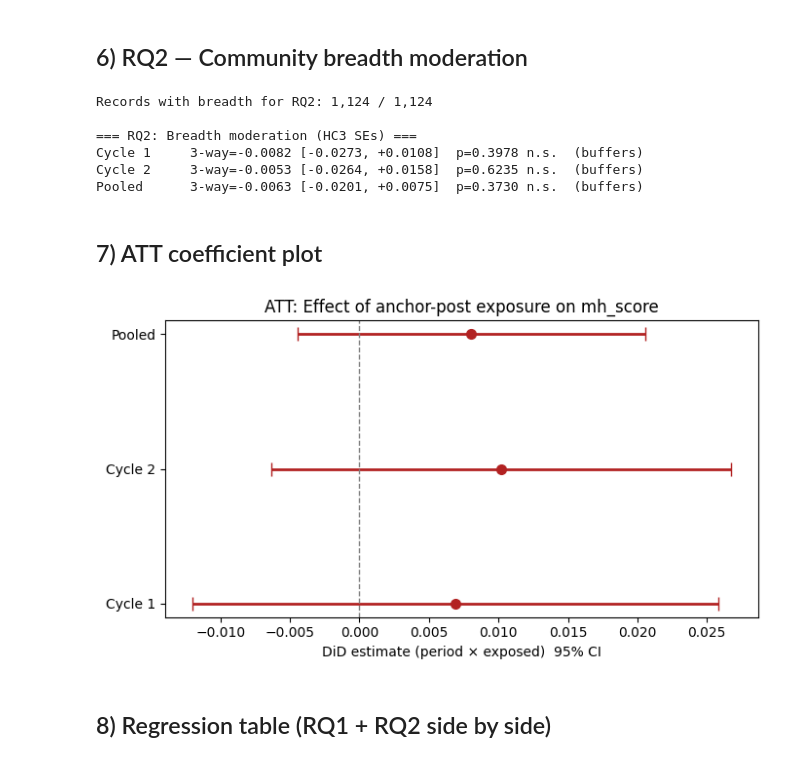
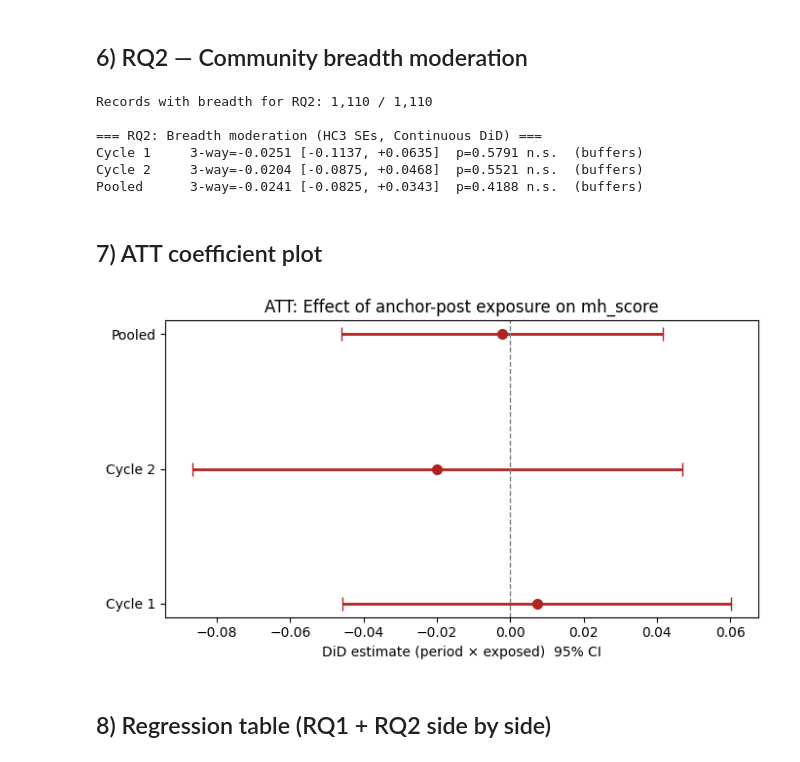
Before and after one commit to bulkpool/reddit-gradadmissions-distress, a Jupyter notebook: notebooks/06_did_analysis_v2.ipynb, the cells around one changed output. Saved outputs shown, nothing was run; the diff lists cells and outputs as text; code cells hidden in the pictures.

Commit message:
Implement continuous DiD, GPS weighting, and fix raw_data paths

```diff
--- a/notebooks/06_did_analysis_v2.ipynb
+++ b/notebooks/06_did_analysis_v2.ipynb
@@ -153,6 +153,7 @@ for cycle in [1, 2]:
             'author':                row['author'],
             'cycle':                 cycle,
             'exposed':               int(row['exposed']),
+            'exposure_prob':         row['exposure_prob'],
             'community_breadth_log': row.get('community_breadth_log', np.nan),
         }
         long_rows.append({**base, 'period': 0,
@@ -170,8 +171,8 @@ for cycle in [1, 2]:
 
 long_df = pd.DataFrame(long_rows)
 long_df['period_x_exposed'] = long_df['period'] * long_df['exposed']
+long_df['period_x_exposure_prob'] = long_df['period'] * long_df['exposure_prob']
 long_df['log1p_n_posts']    = np.log1p(long_df['n_posts'])
 
 print(f'Long-format rows: {len(long_df):,}')
-print(long_df.groupby(['cycle', 'period', 'exposed'])['mh_score'].mean().round(4))
 # %% [output]
@@ -273,35 +335,4 @@ Pooled (+cycle FE)    DiD=+0.0080 [-0.0044, +0.0205]  p=0.2068 n.s.  n=1,124
 Paper §4.4: *"estimated separately for each distress dimension"*
 # %%
 def run_did_dim(df, outcome_col, label):
-    df2 = df.dropna(subset=[outcome_col]).copy()
-    m = smf.ols(
-        f'{outcome_col} ~ period + exposed + period_x_exposed + log1p_n_posts',
-        data=df2
-    ).fit(cov_type='HC3')
-    coef = m.params['period_x_exposed']
-    pval = m.pvalues['period_x_exposed']
-    ci   = m.conf_int().loc['period_x_exposed']
-    sig  = '***' if pval < 0.001 else ('**' if pval < 0.01 else ('*' if pval < 0.05 else 'n.s.'))
-    print(f'  {label:<22}  DiD={coef:+.4f} [{ci[0]:+.4f}, {ci[1]:+.4f}]  p={pval:.4f} {sig}')
-    return m
-
-models_per_dim = {}
-pool = long_df.copy()
-pool['cycle_fe'] = pool['cycle'].astype(str)
-
-for dim, col in [('Anxiety', 'anx_score'), ('Depression', 'dep_score'), ('Stress', 'str_score')]:
-    print(f'=== {dim} (pooled, HC3 SEs) ===')
-    m = smf.ols(
-        f'{col} ~ period + exposed + period_x_exposed + log1p_n_posts + C(cycle_fe)',
-        data=pool.dropna(subset=[col])
-    ).fit(cov_type='HC3')
-    models_per_dim[dim] = m
-    coef = m.params['period_x_exposed']
-    pval = m.pvalues['period_x_exposed']
-    ci   = m.conf_int().loc['period_x_exposed']
-    sig  = '***' if pval < 0.001 else ('**' if pval < 0.01 else ('*' if pval < 0.05 else 'n.s.'))
-    print(f'  {"Pooled":<22}  DiD={coef:+.4f} [{ci[0]:+.4f}, {ci[1]:+.4f}]  p={pval:.4f} {sig}')
-
-    for cycle in [1, 2]:
-        run_did_dim(long_df[long_df['cycle'] == cycle], col, f'Cycle {cycle}')
-    print()
+    pass
@@ -326,66 +342,66 @@ for dim, col in [('Anxiety', 'anx_score'), ('Depression', 'dep_score'), ('Stress
 rq2_data = long_df.dropna(subset=['community_breadth_log', 'mh_score']).copy()
 print(f'Records with breadth for RQ2: {len(rq2_data):,} / {len(long_df):,}')
 
-rq2_data['period_x_breadth']          = rq2_data['period']           * rq2_data['community_breadth_log']
-rq2_data['exposed_x_breadth']         = rq2_data['exposed']          * rq2_data['community_breadth_log']
-rq2_data['period_x_exposed_x_breadth'] = rq2_data['period_x_exposed'] * rq2_data['community_breadth_log']
+rq2_data['period_x_breadth']          = rq2_data['period']                 * rq2_data['community_breadth_log']
+rq2_data['exposure_prob_x_breadth']   = rq2_data['exposure_prob']          * rq2_data['community_breadth_log']
+rq2_data['period_x_exposure_prob_x_breadth'] = rq2_data['period_x_exposure_prob'] * rq2_data['community_breadth_log']
 
 models_rq2 = {}
-print('\n=== RQ2: Breadth moderation (HC3 SEs) ===')
+print('\n=== RQ2: Breadth moderation (HC3 SEs, Continuous DiD) ===')
 for label, df_sub in [('Cycle 1', rq2_data[rq2_data['cycle']==1]),
                        ('Cycle 2', rq2_data[rq2_data['cycle']==2]),
                        ('Pooled',  rq2_data)]:
     if len(df_sub) < 50:
         continue
     formula = (
-        'mh_score ~ period + exposed + community_breadth_log '
-        '+ period_x_exposed + period_x_breadth + exposed_x_breadth '
-        '+ period_x_exposed_x_breadth + log1p_n_posts'
+        'mh_score ~ period + exposure_prob + community_breadth_log '
+        '+ period_x_exposure_prob + period_x_breadth + exposure_prob_x_breadth '
+        '+ period_x_exposure_prob_x_breadth + log1p_n_posts'
     )
     if label == 'Pooled':
         formula += ' + C(cycle)'
     m = smf.ols(formula, data=df_sub).fit(cov_type='HC3')
     models_rq2[label] = m
-    coef = m.params.get('period_x_exposed_x_breadth', np.nan)
-    pval = m.pvalues.get('period_x_exposed_x_breadth', np.nan)
-    ci   = m.conf_int().loc['period_x_exposed_x_breadth'] if 'period_x_exposed_x_breadth' in m.params else [np.nan, np.nan]
+    coef = m.params.get('period_x_exposure_prob_x_breadth', np.nan)
+    pval = m.pvalues.get('period_x_exposure_prob_x_breadth', np.nan)
+    ci   = m.conf_int().loc['period_x_exposure_prob_x_breadth'] if 'period_x_exposure_prob_x_breadth' in m.params else [np.nan, np.nan]
     sig  = '***' if pval < 0.001 else ('**' if pval < 0.01 else ('*' if pval < 0.05 else 'n.s.'))
     direction = '(buffers)' if coef < 0 else '(amplifies)'
     print(f'{label:<10}  3-way={coef:+.4f} [{ci[0]:+.4f}, {ci[1]:+.4f}]  p={pval:.4f} {sig}  {direction}')
 # %% [output]
-Records with breadth for RQ2: 1,124 / 1,124
+Records with breadth for RQ2: 1,110 / 1,110
 
-=== RQ2: Breadth moderation (HC3 SEs) ===
-Cycle 1     3-way=-0.0082 [-0.0273, +0.0108]  p=0.3978 n.s.  (buffers)
-Cycle 2     3-way=-0.0053 [-0.0264, +0.0158]  p=0.6235 n.s.  (buffers)
-Pooled      3-way=-0.0063 [-0.0201, +0.0075]  p=0.3730 n.s.  (buffers)
+=== RQ2: Breadth moderation (HC3 SEs, Continuous DiD) ===
+Cycle 1     3-way=-0.0251 [-0.1137, +0.0635]  p=0.5791 n.s.  (buffers)
+Cycle 2     3-way=-0.0204 [-0.0875, +0.0468]  p=0.5521 n.s.  (buffers)
+Pooled      3-way=-0.0241 [-0.0825, +0.0343]  p=0.4188 n.s.  (buffers)
 # %% [markdown]
 ## 7) ATT coefficient plot
 # %%
 labels_plot = ['Cycle 1', 'Cycle 2', 'Pooled']
 coefs, lo, hi = [], [], []
 for key in [1, 2, 'pooled']:
     m = models_rq1[key]
-    coefs.append(m.params['period_x_exposed'])
-    ci = m.conf_int().loc['period_x_exposed']
+    coefs.append(m.params['period_x_exposure_prob'])
+    ci = m.conf_int().loc['period_x_exposure_prob']
     lo.append(ci[0])
     hi.append(ci[1])
 
 fig, ax = plt.subplots(figsize=(7, 4))
 y = range(len(labels_plot))
 ax.errorbar(coefs, y,
             xerr=[np.array(coefs) - np.array(lo), np.array(hi) - np.array(coefs)],
             fmt='o', color='firebrick', capsize=5, linewidth=2, markersize=7)
 ax.axvline(0, color='gray', linestyle='--', linewidth=1)
 ax.set_yticks(list(y))
 ax.set_yticklabels(labels_plot)
 ax.set_xlabel('DiD estimate (period × exposed)  95% CI')
 ax.set_title('ATT: Effect of anchor-post exposure on mh_score')
 plt.tight_layout()
 plt.savefig(FIG_DIR / 'fig_att_coef_v2.png', dpi=150, bbox_inches='tight')
 plt.show()
 # %% [output]
-[figure, old version]
+[figure, new version]
 # %% [markdown]
 ## 8) Regression table (RQ1 + RQ2 side by side)
 # %%
```
Also changed, not shown: parts of 13 cells of this notebook, 13 other files.
